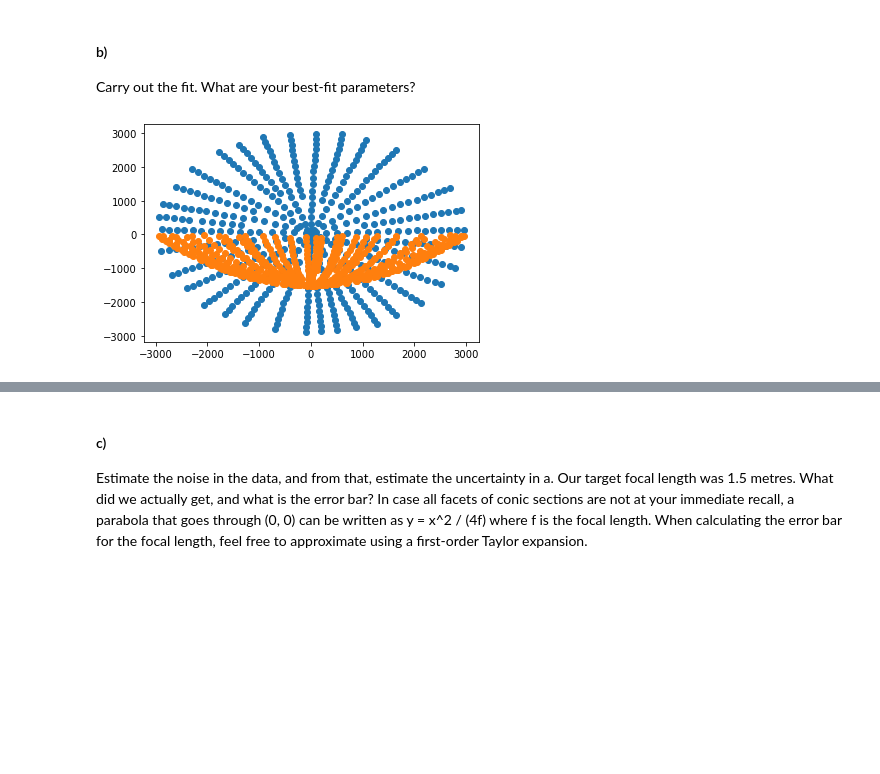
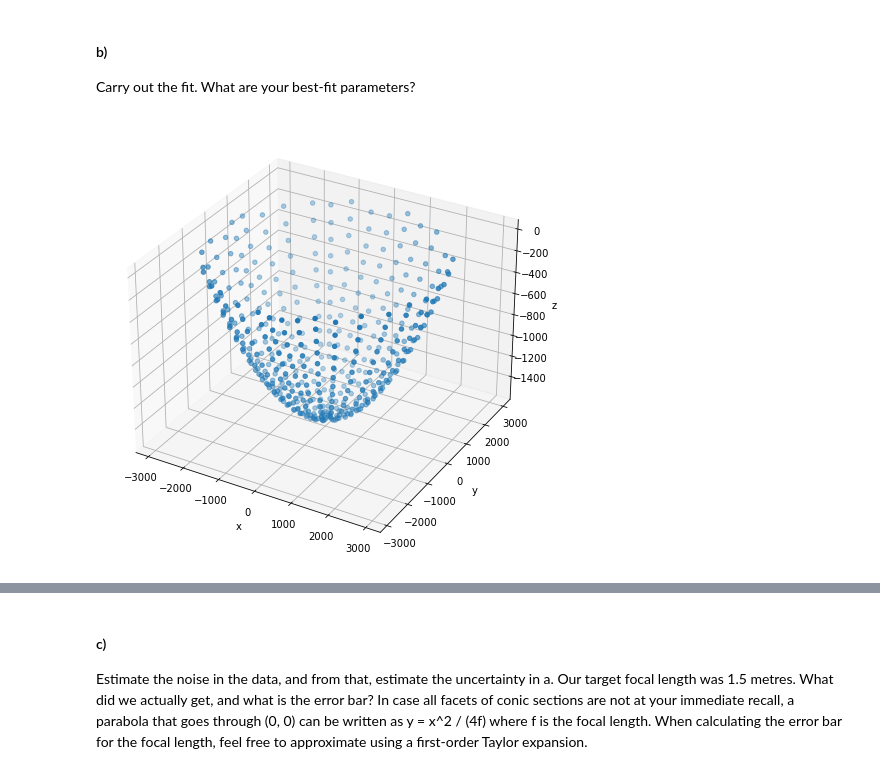
Before and after one commit to eklem1/Phys512_EK, a Jupyter notebook: PS3/PS3_A1.ipynb, the cells around one changed output, grey strips where cells are left out. Saved outputs shown, nothing was run; the diff lists cells and outputs as text; code cells hidden in the pictures; blank space fills up the shorter version.

```diff
--- a/PS3/PS3_A1.ipynb
+++ b/PS3/PS3_A1.ipynb
@@ -42,13 +42,17 @@ Carry out the fit. What are your best-fit parameters?
 # %%
 #load data
 data = np.transpose(np.loadtxt("dish_zenith.txt")) #mm
 
-plt.scatter(data[0], data[1]) #(x, y)
-plt.scatter(data[0], data[2]) #(x, z)
-# plt.scatter(data[1], data[2]) #(y, z)
+fig = plt.figure(figsize=(10,8))
+ax = fig.add_subplot(111, projection='3d')
+ax.set_xlabel("x")
+ax.set_ylabel("y")
+ax.set_zlabel("z")
+
+ax.scatter(data[0], data[1], data[2])
 plt.show()
 # %% [output]
-[figure, old version]
+[figure, new version]
 # %%
 def betterls_Fit(x, y, z):
     nParam = 4
```
Also changed, not shown: parts of 2 cells of this notebook, 3 other files.
